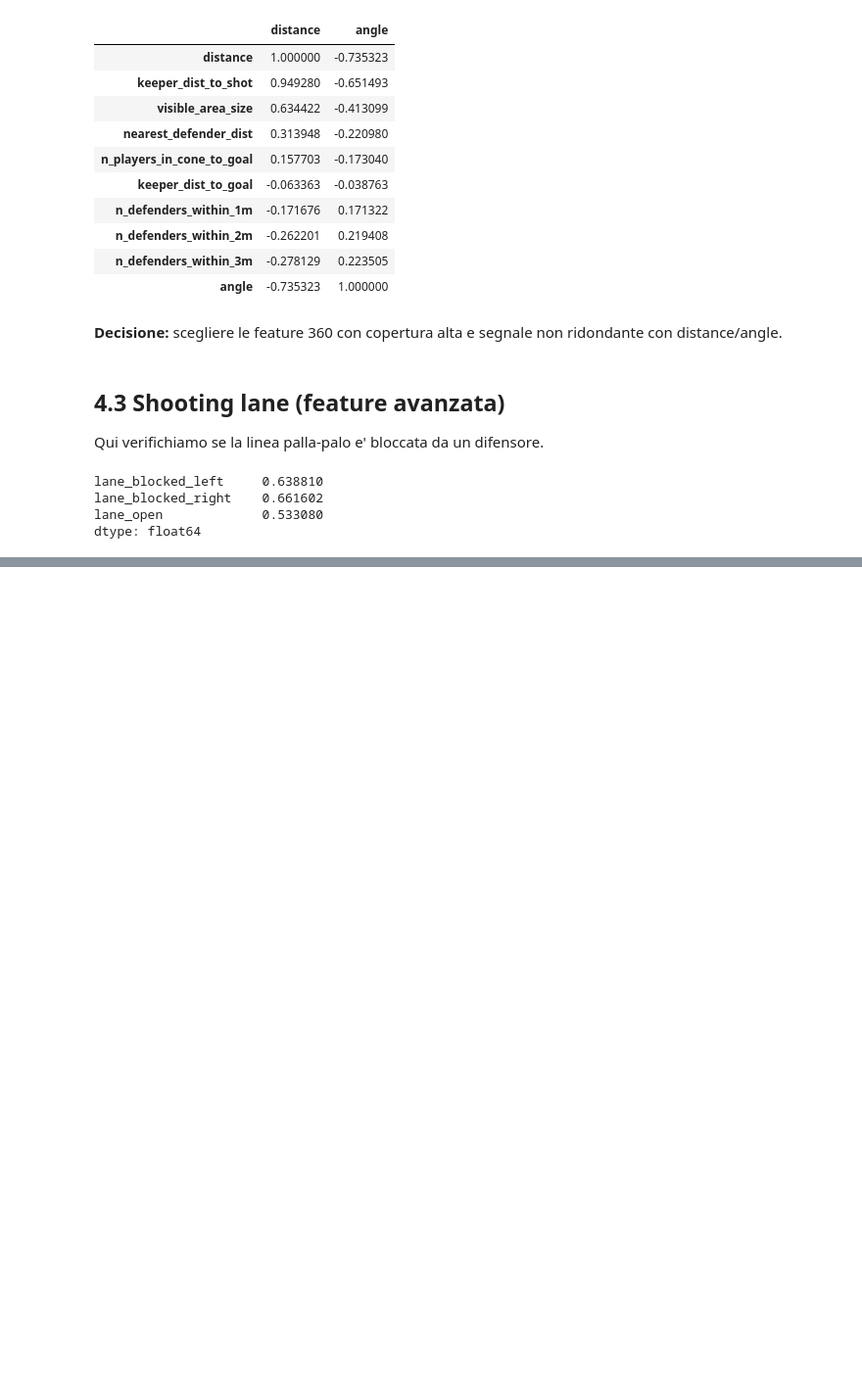
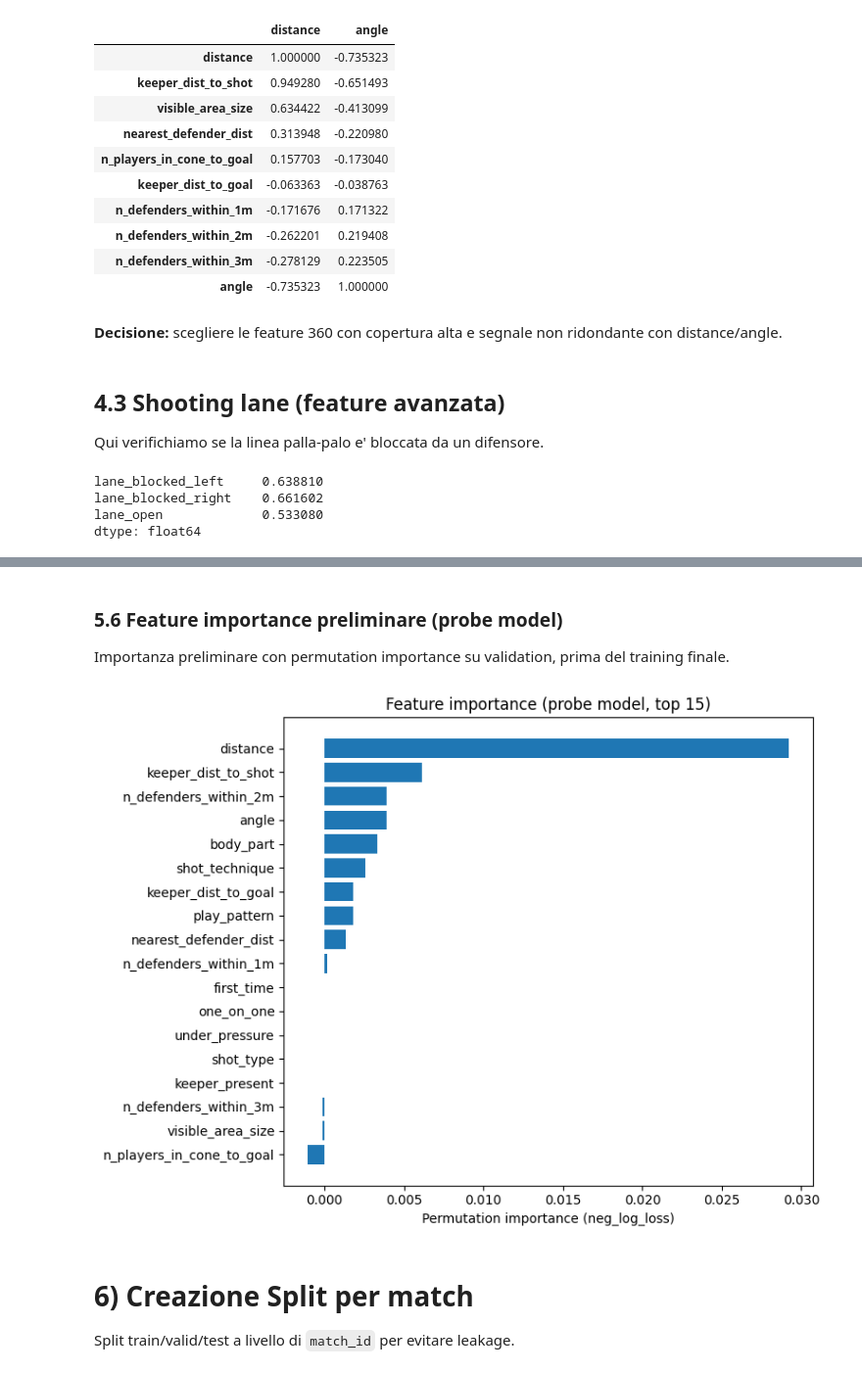
Before and after one commit to lollokomotiv/sport_code_repo, a Jupyter notebook: xgoals_project/xg_notebook_statsbomb.ipynb, the cells around one changed output, grey strips where cells are left out. Shown at 98% size. Cells and saved outputs as stored; diff of their text form; code cells hidden in the pictures; blank space fills up the shorter version.

Commit message:
Training e Validation Model Base - 360

```diff
--- a/xgoals_project/xg_notebook_statsbomb.ipynb
+++ b/xgoals_project/xg_notebook_statsbomb.ipynb
@@ -1065,0 +1314,78 @@ dtype: float64
+# %% [markdown]
+### 5.6 Feature importance preliminare (probe model)
+Importanza preliminare con permutation importance su validation, prima del training finale.
+# %%
+from sklearn.compose import ColumnTransformer
+from sklearn.preprocessing import OneHotEncoder
+from sklearn.impute import SimpleImputer
+from sklearn.pipeline import Pipeline
+from sklearn.linear_model import LogisticRegression
+from sklearn.inspection import permutation_importance
+
+# Feature set base + 360 (per probe)
+base_num = ["distance", "angle"]
+base_cat = ["body_part", "shot_type", "shot_technique", "play_pattern"]
+base_bin = ["first_time", "one_on_one", "under_pressure"]
+feat_360 = [
+    "nearest_defender_dist",
+    "keeper_dist_to_shot",
+    "keeper_dist_to_goal",
+    "keeper_present",
+    "n_defenders_within_1m",
+    "n_defenders_within_2m",
+    "n_defenders_within_3m",
+    "n_players_in_cone_to_goal",
+    "visible_area_size",
+]
+
+def build_probe_model(num_cols, cat_cols, bin_cols):
+    pre = ColumnTransformer(
+        transformers=[
+            ("num", Pipeline([
+                ("imputer", SimpleImputer(strategy="median"))
+            ]), num_cols + bin_cols),
+            ("cat", Pipeline([
+                ("imputer", SimpleImputer(strategy="most_frequent")),
+                ("onehot", OneHotEncoder(handle_unknown="ignore"))
+            ]), cat_cols),
+        ],
+        remainder="drop",
+    )
+    model = LogisticRegression(max_iter=1000, solver="liblinear")
+    return Pipeline([
+        ("pre", pre),
+        ("model", model),
+    ])
+
+# Probe model su validation (richiede split già eseguito)
+probe_model = build_probe_model(base_num + feat_360, base_cat, base_bin)
+probe_model.fit(X_train, y_train)
+
+cols_probe = base_num + feat_360 + base_bin + base_cat
+X_val_probe = X_val[cols_probe]
+
+perm = permutation_importance(
+    probe_model,
+    X_val_probe,
+    y_val,
+    n_repeats=10,
+    random_state=42,
+    scoring="neg_log_loss",
+)
+
+fi_probe = pd.DataFrame({
+    "feature": cols_probe,
+    "importance": perm.importances_mean,
+}).sort_values("importance", ascending=False)
+
+plt.figure(figsize=(8, 6))
+plt.barh(fi_probe["feature"].head(25)[::-1], fi_probe["importance"].head(25)[::-1])
+plt.title("Feature importance (probe model, top 15)")
+plt.xlabel("Permutation importance (neg_log_loss)")
+plt.tight_layout()
+plt.show()
+# %% [output]
+[figure, added]
+# %% [markdown]
+# 6) Creazione Split per match
+Split train/valid/test a livello di `match_id` per evitare leakage.
```
Also changed, not shown: parts of 27 cells of this notebook.
